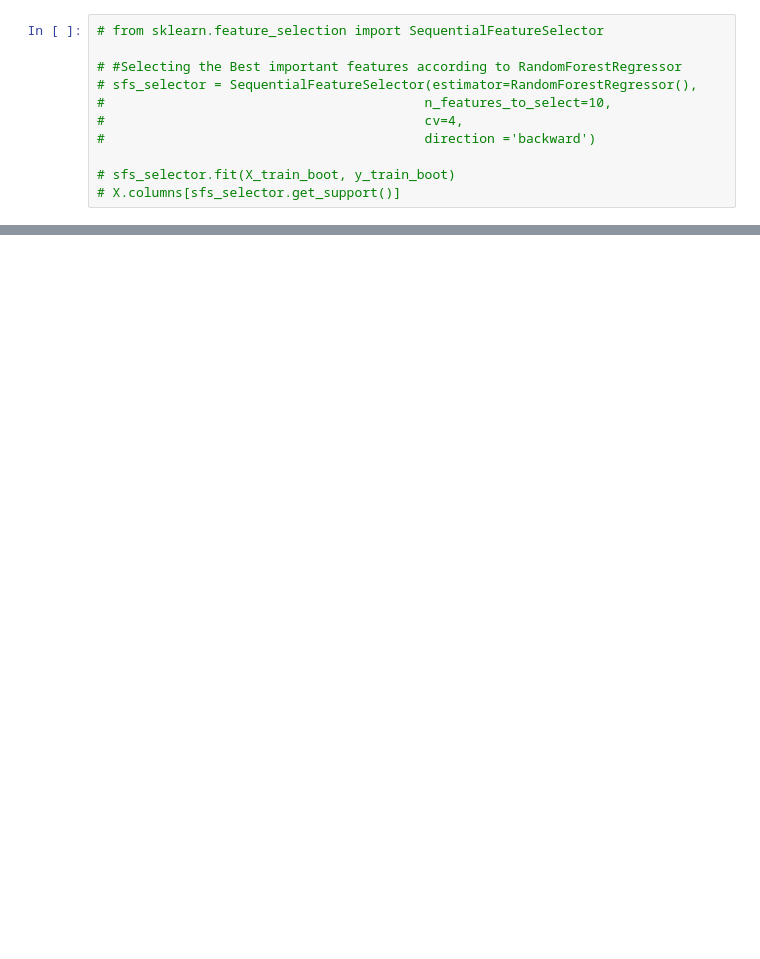
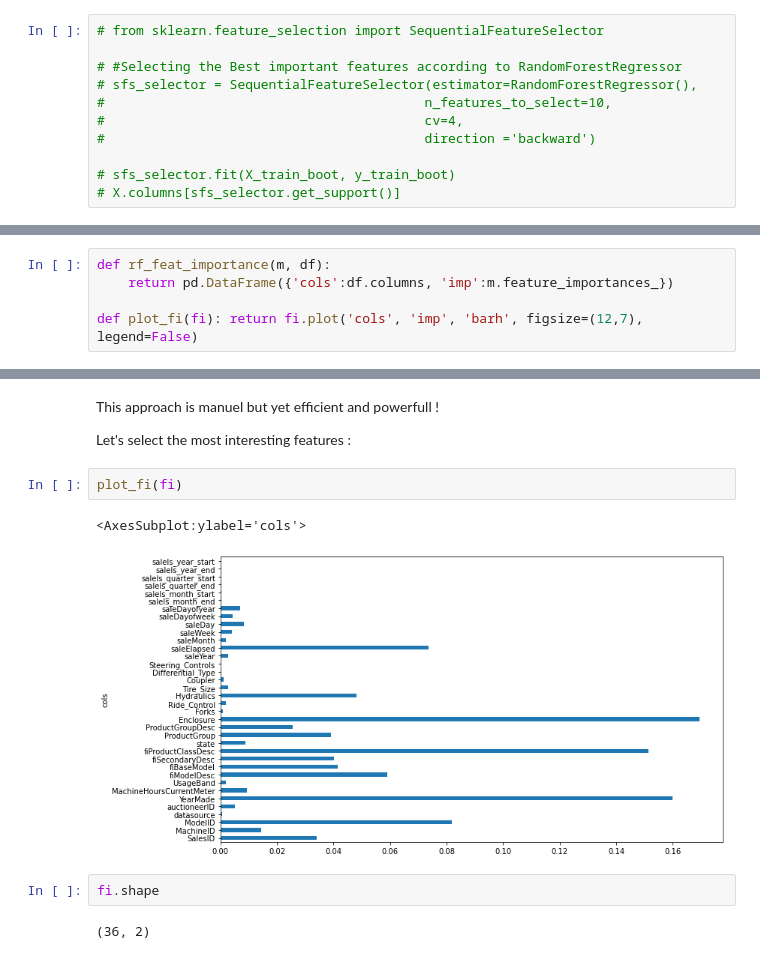
Before and after one commit to florent-haffner/datascience-playground, a Jupyter notebook: notebooks/machine learning/2021-11 - regression basics - bulldozer - sklearn - 2 - studiying feature selection.ipynb, the cells around one changed output, grey strips where cells are left out. Cells and saved outputs as stored; diff of their text form; blank space fills up the shorter version.

Commit message:
bulldozer datasets - applyed feature selection and bootstraping to optimize traning time and performance

```diff
--- a/notebooks/machine learning/2021-11 - regression basics - bulldozer - sklearn - 2 - studiying feature selection.ipynb
+++ b/notebooks/machine learning/2021-11 - regression basics - bulldozer - sklearn - 2 - studiying feature selection.ipynb
@@ -179,0 +196,5 @@ Even with a very tiny part of our dataset (0.8% random parts from the original s
+# %%
+def rf_feat_importance(m, df):
+    return pd.DataFrame({'cols':df.columns, 'imp':m.feature_importances_})
+
+def plot_fi(fi): return fi.plot('cols', 'imp', 'barh', figsize=(12,7), legend=False)
@@ -179,0 +223,13 @@ Even with a very tiny part of our dataset (0.8% random parts from the original s
+# %% [markdown]
+This approach is manuel but yet efficient and powerfull !
+
+Let's select the most interesting features :
+# %%
+plot_fi(fi)
+# %% [output]
+<AxesSubplot:ylabel='cols'>
+[figure, added]
+# %%
+fi.shape
+# %% [output]
+(36, 2)
```
Also changed, not shown: parts of 45 cells of this notebook.
